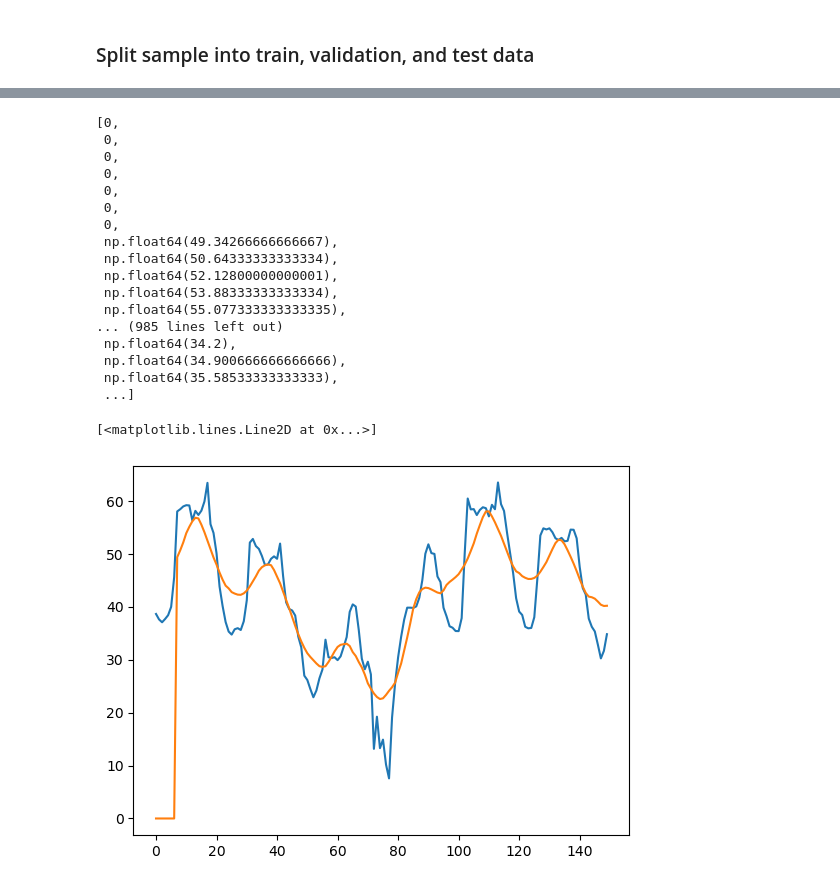
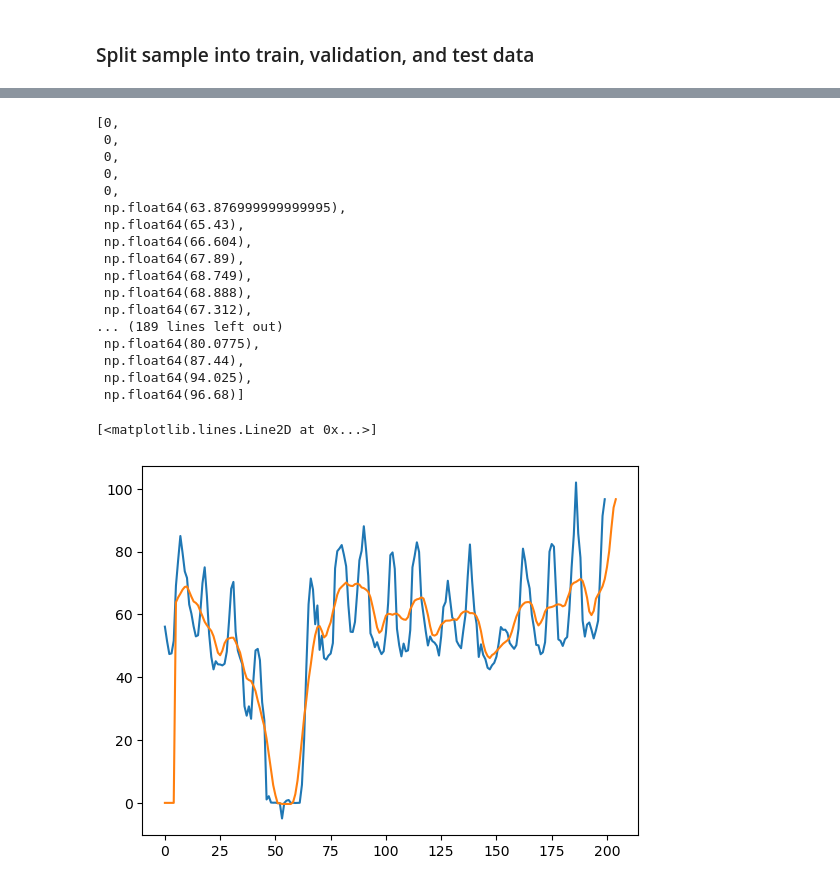
Before and after one commit to atleer/forecast-electricity-markets, a Jupyter notebook: analysis/generate_baseline_forecast.ipynb, the cells around one changed output, grey strips where cells are left out. Cells and saved outputs as stored; diff of their text form; code cells hidden in the pictures.

```diff
--- a/analysis/generate_baseline_forecast.ipynb
+++ b/analysis/generate_baseline_forecast.ipynb
@@ -64,7 +67,7 @@ df
 # %% [markdown]
 #### Sample and Plot Data
 # %%
-df_sample = df.sample(n=len(df), random_state=2025)
+df_sample = df.sample(n=len(df), random_state=2025).sort_index()
 # %%
 valid_mask = df_sample['DE_wind_generation'].notna() & df_sample['DE_price_ahead'].notna()
 plt.scatter(df_sample[valid_mask]['DE_wind_generation'], df_sample[valid_mask]['DE_price_ahead'])
@@ -230,10 +198,12 @@ Name: DE_price_ahead, Length: 2424, dtype: float64
 # %%
+df_small_sample = df_sample.dropna()[:200]
+
 window_size = 10
 forecast = []
 
 # calculate moving average forecast
-for i in range(len(df_test)):
-    pred_mov_avg = df_test['DE_price_ahead'][i:(i+window_size)].mean()
+for i in range(len(df_small_sample)):
+    pred_mov_avg = df_small_sample['DE_price_ahead'][i:(i+window_size)].mean()
     forecast.append(pred_mov_avg)
 
 # add padding at the start to compensate for shift to the left. Ignore padded region when comparing
@@ -245,21 +215,21 @@ forecast
  0,
  0,
  0,
- 0,
- 0,
- np.float64(49.34266666666667),
- np.float64(50.64333333333334),
- np.float64(52.12800000000001),
- np.float64(53.88333333333334),
- np.float64(55.077333333333335),
-... (985 lines left out)
- np.float64(34.2),
- np.float64(34.900666666666666),
- np.float64(35.58533333333333),
- ...]
+ np.float64(63.876999999999995),
+ np.float64(65.43),
+ np.float64(66.604),
+ np.float64(67.89),
+ np.float64(68.749),
+ np.float64(68.888),
+ np.float64(67.312),
+... (189 lines left out)
+ np.float64(80.0775),
+ np.float64(87.44),
+ np.float64(94.025),
+ np.float64(96.68)]
 # %%
-plt.plot(df_test['DE_price_ahead'].values[:150])
-plt.plot(forecast[:150])
+plt.plot(df_small_sample['DE_price_ahead'].values)
+plt.plot(forecast)
 # %% [output]
 [<matplotlib.lines.Line2D at 0x...>]
-[figure, old version]
+[figure, new version]
```
Also changed, not shown: parts of 26 cells of this notebook.
